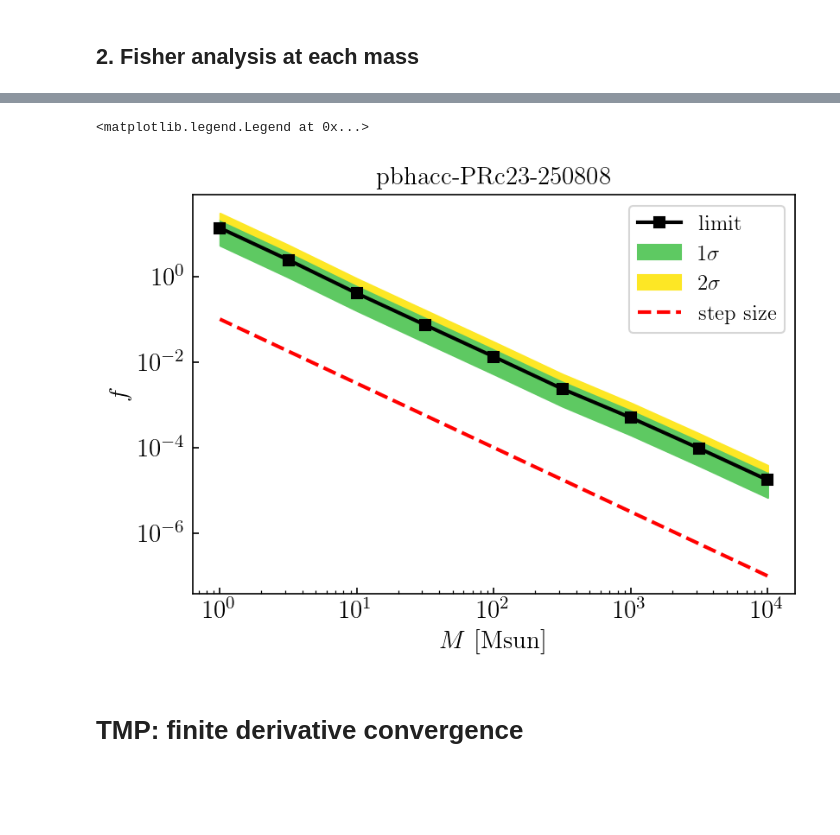
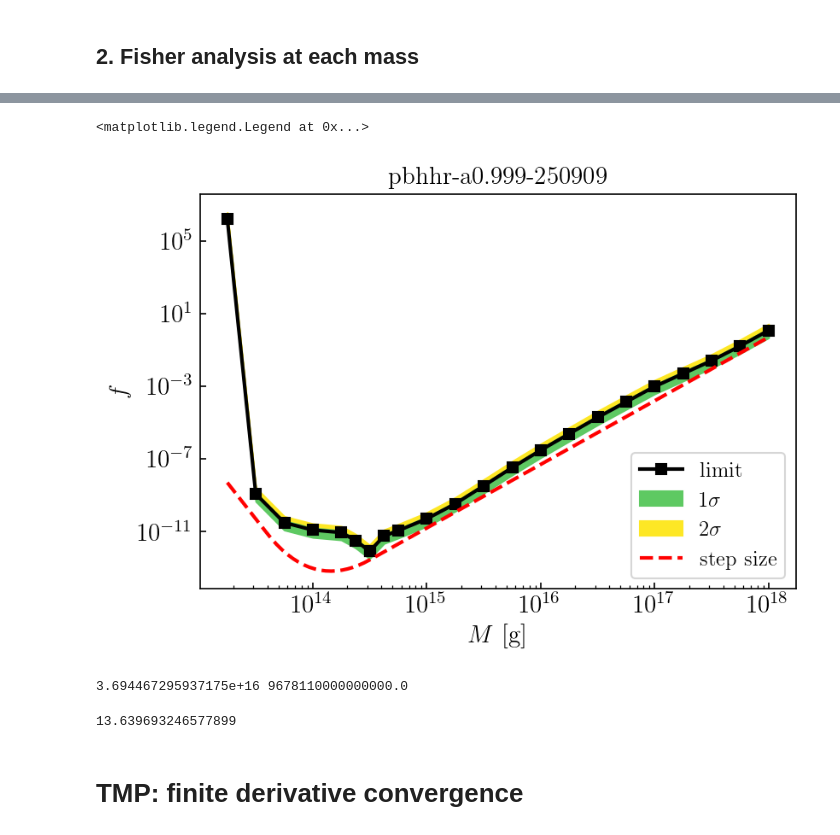
Before and after one commit to yitiansun/DM21cm, a Jupyter notebook: analysis/fisher.ipynb, the cells around one changed output, grey strips where cells are left out. Cells and saved outputs as stored; diff of their text form; code cells hidden in the pictures; blank space fills up the shorter version.

Commit message:
pbhhr extras

```diff
--- a/analysis/fisher.ipynb
+++ b/analysis/fisher.ipynb
@@ -59,7 +59,7 @@ clear_output()
 # %%
 ! ls $outputs_dir/bkg -lt
 # %%
-run_name = 'pwave-tau-250909'
+run_name = 'pbhhr-a0.999-250909'
 channel = run_name.rsplit('-', 1)[0]
 inj_dir = f"{outputs_dir}/active/{run_name}"
 print(os.listdir(inj_dir))
@@ -124,6 +126,6 @@ Copied : 9.700
 # %%
 sigma_s = []
-force_new = True
+force_new = False
 
 for m in tqdm(m_s):
 
@@ -138,7 +140,7 @@ for m in tqdm(m_s):
             HII_DIM=128, BOX_LEN=256, param=param,
             output_dir=lc_dir,
             PS_err_dir=noise_dir, new=new,
-            dm_deriv_order = 4
+            dm_deriv_order = 2
         )
 
     Fij_matrix_PS, Finv_PS = py21cmfish.make_fisher_matrix(
@@ -202,41 +313,41 @@ fig, ax = plt.subplots(1, 1, figsize=(6, 4))
 one_sigma = inj_s * sigma_s
 upper_limit = np.sqrt(stats.chi2.ppf(.9, df=1)) * one_sigma
 
 ax.plot(m_s, upper_limit, 'k-s', label='limit')
 ax.fill_between(m_s, upper_limit + one_sigma, upper_limit - one_sigma, color=mpl.colormaps['viridis'](0.75), label='1$\sigma$')
 ax.fill_between(m_s, upper_limit + 2*one_sigma, upper_limit + one_sigma, color=mpl.colormaps['viridis'](1.0), label='2$\sigma$')
 
 ax.set(xscale='log', yscale='log')
 ax.set(title=run_name)
 
 m_fine_s = np.geomspace(m_s[0], m_s[-1], 100)
 if channel == 'decay-phot':
-    ax.plot(m_fine_s, 1/decay_phot_lifetime(m_fine_s), 'r--', label='step size')
+    ax.plot(m_fine_s, 1/ss.decay_phot_lifetime(m_fine_s), 'r--', label='step size')
     ax.set(xlabel=r'$m_\chi$ [eV]', ylabel=r'$1/\tau$ [s$^{-1}$]')
 elif channel == 'decay-elec':
-    ax.plot(m_fine_s, 1/decay_elec_lifetime(m_fine_s), 'r--', label='step size')
+    ax.plot(m_fine_s, 1/ss.decay_elec_lifetime(m_fine_s), 'r--', label='step size')
     ax.set(xlabel=r'$m_\chi$ [eV]', ylabel=r'$1/\tau$ [s$^{-1}$]')
 elif channel == 'pwave-phot':
-    ax.plot(m_fine_s, pwave_phot_c_sigma(m_fine_s), 'r--', label='step size')
+    ax.plot(m_fine_s, ss.pwave_phot_c_sigma(m_fine_s), 'r--', label='step size')
     ax.set(xlabel=r'$m_\chi$ [eV]', ylabel=r'$C_\sigma$ [cm$^3$/s]')
 elif channel == 'pwave-elec':
-    ax.plot(m_fine_s, pwave_elec_c_sigma(m_fine_s), 'r--', label='step size')
+    ax.plot(m_fine_s, ss.pwave_elec_c_sigma(m_fine_s), 'r--', label='step size')
     ax.set(xlabel=r'$m_\chi$ [eV]', ylabel=r'$C_\sigma$ [cm$^3$/s]')
 elif channel == 'pwave-tau':
-    ax.plot(m_fine_s, pwave_tau_c_sigma(m_fine_s), 'r--', label='step size')
+    ax.plot(m_fine_s, ss.pwave_tau_c_sigma(m_fine_s), 'r--', label='step size')
     ax.set(xlabel=r'$m_\chi$ [eV]', ylabel=r'$C_\sigma$ [cm$^3$/s]')
 elif channel.startswith('pbhhr'):
-    ax.plot(m_fine_s, pbhhr_f(m_fine_s, a=a_PBH), 'r--', label='step size')
+    ax.plot(m_fine_s, ss.pbhhr_f(m_fine_s, a=a_PBH), 'r--', label='step size')
     ax.set(xlabel=r'$M$ [g]', ylabel=r'$f$')
 elif channel.startswith('pbhacc'):
-    ax.plot(m_fine_s, pbhacc_f(m_fine_s, model), 'r--', label='step size')
+    ax.plot(m_fine_s, ss.pbhacc_f(m_fine_s, model), 'r--', label='step size')
     # log10f = -0.3 * log10m - 10.75
     # ax.plot(m_fine_s, 10**(-0.1 * np.log10(m_fine_s) - 10.5), 'g:', label='step size')
     ax.set(xlabel=r'$M$ [Msun]', ylabel=r'$f$')
 ax.legend()
 # %% [output]
 <matplotlib.legend.Legend at 0x...>
-[figure, old version]
+[figure, new version]
 # %%
 if stm == 1.:
     save_fn = f'../outputs/limits/{run_name}.txt'
@@ -245,6 +356,18 @@ else:
 dir_path = os.path.dirname(save_fn)
 os.makedirs(dir_path, exist_ok=True)
 np.savetxt(save_fn, np.array([m_s, inj_s, sigma_s]).T, header='mass_s inj_s sigma_s')
+# %%
+from astropy.cosmology import Planck18 as cosmo
+from scipy.optimize import minimize_scalar
+print(cosmo.age(z=5.0).to('s').value, 9.67811e+15)
+# %% [output]
+3.694467295937175e+16 9678110000000000.0
+# %%
+f = lambda z: np.abs(cosmo.age(z=z).to('s').value - 9.67811e+15)
+res = minimize_scalar(f, bounds=(5, 15), method='bounded')
+print(res.x)
+# %% [output]
+13.639693246577899
 # %% [markdown]
 # TMP: finite derivative convergence
 # %%
```
Also changed, not shown: parts of 2 cells of this notebook, 8 other files.
